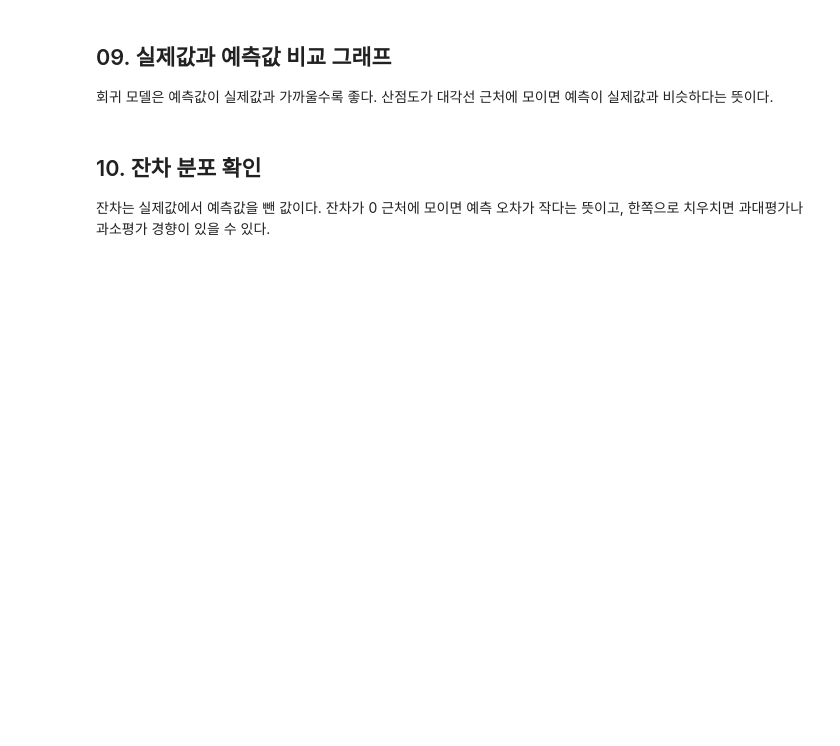
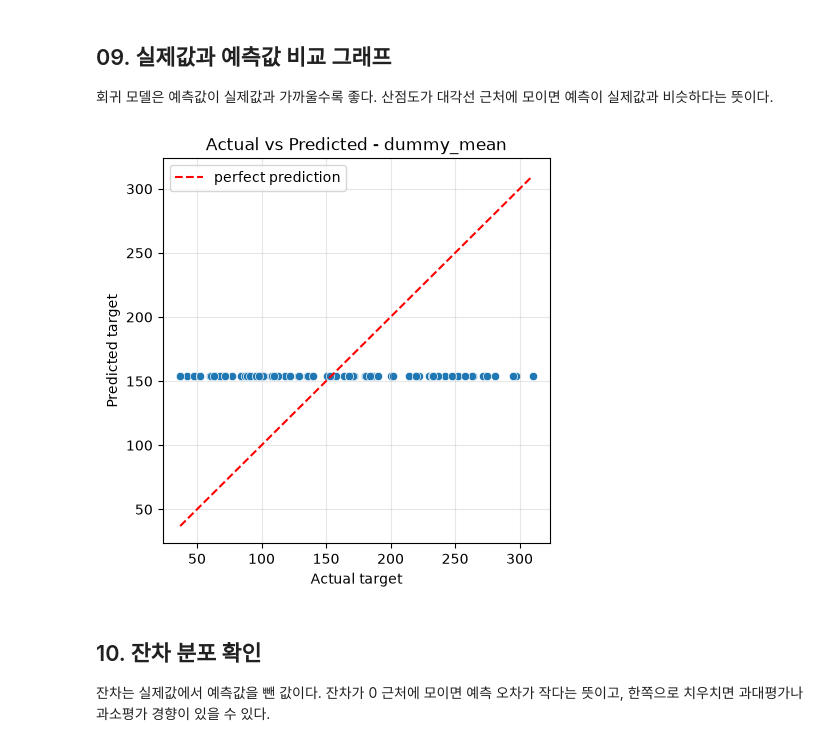
Before and after one commit to HYonthePark-retrospect/06_machine_learning, a Jupyter notebook: 09_evaluation_metrics/02_regression_evaluation_metrics.ipynb, the cells around one changed output. Drawn from its saved outputs; the diff is of its cells as text; code cells hidden in the pictures; blank space fills up the shorter version.

```diff
--- a/09_evaluation_metrics/02_regression_evaluation_metrics.ipynb
+++ b/09_evaluation_metrics/02_regression_evaluation_metrics.ipynb
@@ -145,6 +279,41 @@ MAE, MSE, RMSE는 낮을수록 좋고, R2는 일반적으로 높을수록 좋다
 
 회귀 모델은 예측값이 실제값과 가까울수록 좋다.
 산점도가 대각선 근처에 모이면 예측이 실제값과 비슷하다는 뜻이다.
+# %%
+# regression_metric_df는 RMSE 오름차순으로 정렬되어 있다.
+# iloc[0]은 가장 낮은 RMSE를 가진 첫 번째 행을 의미한다.
+best_regression_name = regression_metric_df.iloc[0]['model']
+
+# best_regression_model: 평가 결과 가장 좋은 모델 객체를 가져온다.
+# 앞 셀에서 이미 fit이 끝난 모델이므로 바로 predict()를 사용할 수 있다.
+best_regression_model = regression_models[best_regression_name]
+
+# best_regression_pred: 최적 모델이 test 데이터에 대해 예측한 target 값이다.
+best_regression_pred = best_regression_model.predict(diabetes_X_test)
+
+plt.figure(figsize=(5, 5))
+
+# x축은 실제값, y축은 예측값이다.
+# 점 하나는 test 데이터의 샘플 하나를 의미한다.
+sns.scatterplot(x=diabetes_y_test, y=best_regression_pred)
+
+# 빨간 대각선은 예측값이 실제값과 완전히 같은 위치이다.
+# 점이 이 선에 가까울수록 예측이 정확하다.
+plt.plot(
+    [diabetes_y_test.min(), diabetes_y_test.max()],
+    [diabetes_y_test.min(), diabetes_y_test.max()],
+    color='red',
+    linestyle='--',
+    label='perfect prediction',
+)
+plt.xlabel('Actual target')
+plt.ylabel('Predicted target')
+plt.title(f'Actual vs Predicted - {best_regression_name}')
+plt.legend()
+plt.grid(alpha=0.3)
+plt.show()
+# %% [output]
+[figure, added]
 # %% [markdown]
 ## 10. 잔차 분포 확인
 
```
Also changed, not shown: parts of 9 cells of this notebook, 6 other files.
